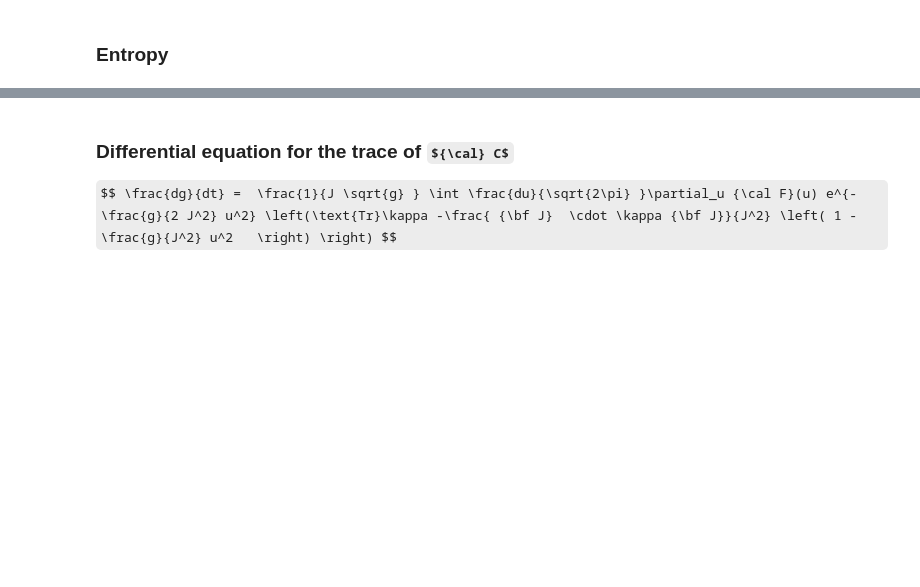
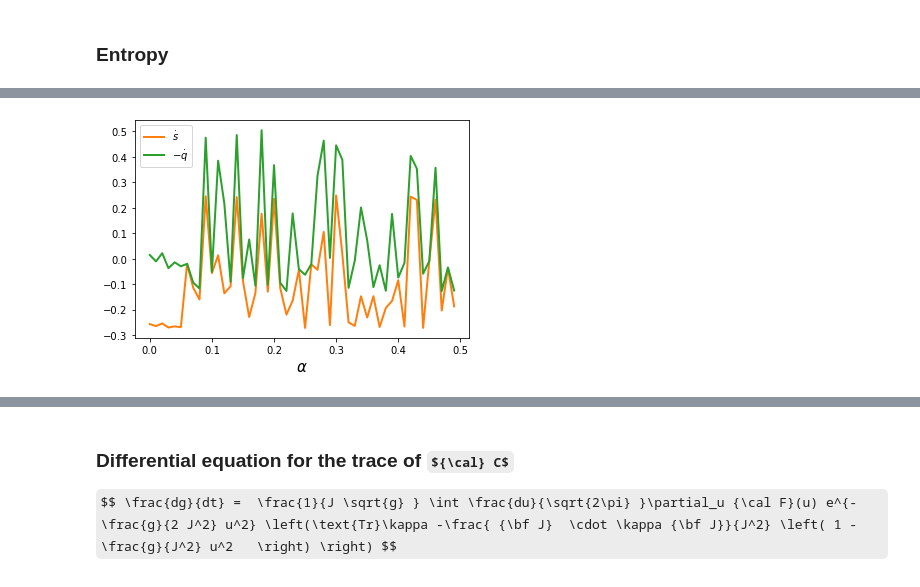
Before and after one commit to rodsveiga/maxent, a Jupyter notebook: exp.ipynb, the cells around one changed output, grey strips where cells are left out. Cells and saved outputs as stored; diff of their text form; code cells hidden in the pictures; some formulas as TeX source; blank space fills up the shorter version.

```diff
--- a/exp.ipynb
+++ b/exp.ipynb
@@ -216 +253,10 @@ plt.show()
+# %%
+plt.plot(alpha[:50], S_[:50], linewidth= 2, color= 'C1', label= r'$\dot s$')
+plt.plot(alpha[:50], -q_[:50], linewidth= 2, color= 'C2', label= r'$-\dot q$')
+plt.xlabel(r'$\alpha$', fontsize= 15)
+#plt.ylabel(r'$\dot s$', fontsize= 15)
+plt.legend()
+plt.show()
+# %% [output]
+[figure, added]
 # %%
```
Also changed, not shown: parts of 10 cells of this notebook.
